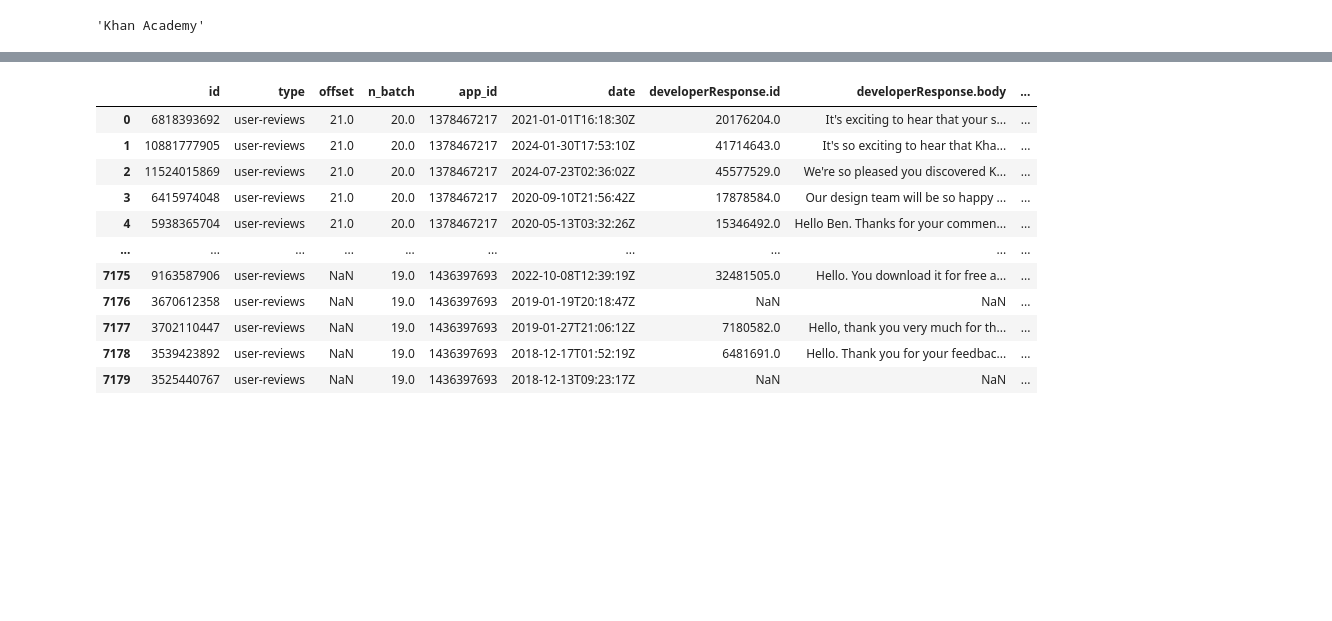
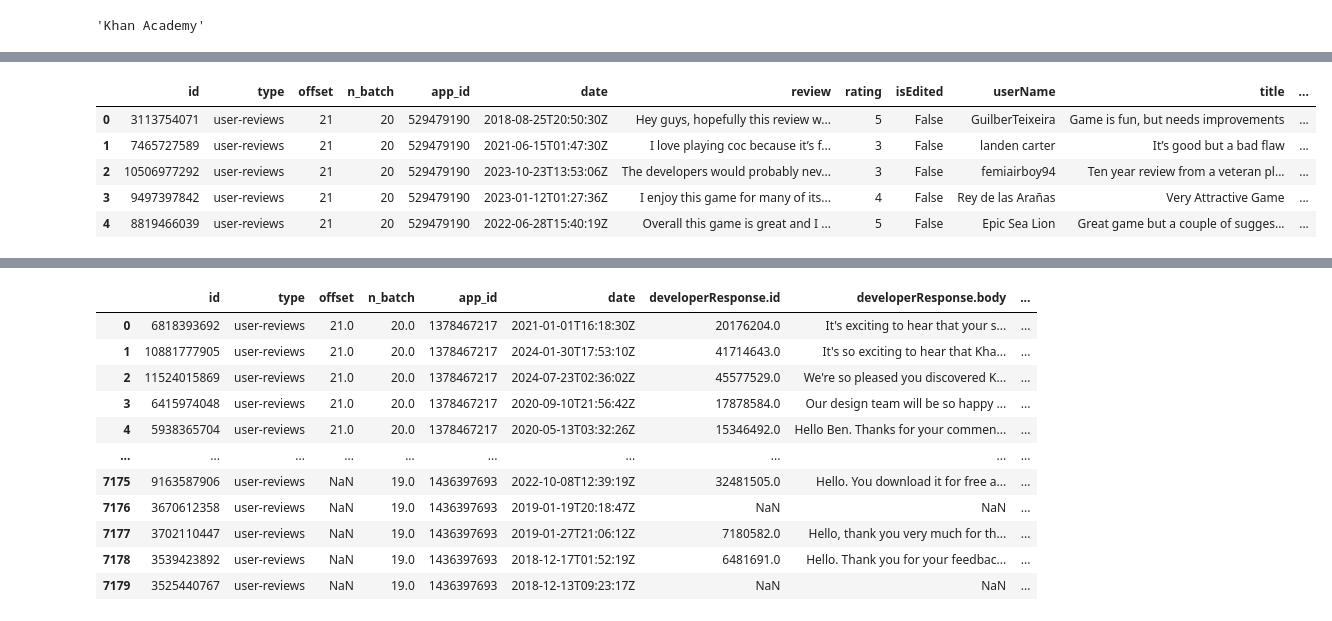
Before and after one commit to ryanjewik/MGSC_final, a Jupyter notebook: apple.ipynb, the cells around one changed output, grey strips where cells are left out. Drawn from its saved outputs; the diff is of its cells as text; code cells hidden in the pictures; blank space fills up the shorter version.

```diff
--- a/apple.ipynb
+++ b/apple.ipynb
@@ -16,7 +17,7 @@ True
 # %%
 import requests
 
-def search_app_store(query, country="us", limit=5):
+def search_app_store(query, country="us", limit=3):
     url = "https://itunes.apple.com/search"
     params = {
         "term": query,          # Search term
@@ -32,7 +33,7 @@ def search_app_store(query, country="us", limit=5):
         raise Exception(f"Error: {response.status_code}")
 
 # Example Usage
-results = search_app_store("Khan Academy Kids")
+results = search_app_store("Clash of Clans")
 for app in results["results"]:
     print(f"App Name: {app['trackName']}")
     print(f"Developer: {app['sellerName']}")
@@ -61,7 +59,7 @@ results['results'][1]['trackName']
 # %% [output]
 'Khan Academy'
 # %%
-def get_reviews(country, app_name, app_id, user_agents, num_reviews = 'all'):
+def get_reviews(country, app_name, app_id, user_agents, num_reviews = 500):
     """
     Retrieve num_reviews number of reviews for a given app
     """
@@ -114,11 +112,23 @@ def get_reviews(country, app_name, app_id, user_agents, num_reviews = 'all'):
             # Optional: Add a delay to be nice to the API
             time.sleep(1)
 
+        except requests.exceptions.HTTPError as http_err:
+            if response.status_code == 404:
+                print("404 Not Found. There are no more reviews.")
+                continue_fetching = False
+                break
+            else:
+                print(f"HTTP error occurred: {http_err}")
+                continue_fetching = False
+                break
+
         except Exception as e:
             print(f"Error occurred: {e}")
+            continue_fetching = False
             # Optional: break or continue based on error
             break
 
+
     return all_reviews
 # %%
 country = 'us'
@@ -129,0 +362,2 @@ user_agents = [
+# %%
+df = get_reviews(app_name = "Clash of Clans", num_reviews = 50, country = 'us', as_df =True)
@@ -130,3 +374,14 @@ user_agents = [
+# %%
+df = pd.DataFrame(df)
+# %%
+df.head()
+# %% [output]
+|  | id | type | offset | n_batch | app_id | date | review | rating | isEdited | userName | title | ... |
+| 0 | 3113754071 | user-reviews | 21 | 20 | 529479190 | 2018-08-25T20:50:30Z | Hey guys, hopefully this review w... | 5 | False | GuilberTeixeira | Game is fun, but needs improvements | ... |
+| 1 | 7465727589 | user-reviews | 21 | 20 | 529479190 | 2021-06-15T01:47:30Z | I love playing coc because it’s f... | 3 | False | landen carter | It’s good but a bad flaw | ... |
+| 2 | 10506977292 | user-reviews | 21 | 20 | 529479190 | 2023-10-23T13:53:06Z | The developers would probably nev... | 3 | False | femiairboy94 | Ten year review from a veteran pl... | ... |
+| 3 | 9497397842 | user-reviews | 21 | 20 | 529479190 | 2023-01-12T01:27:36Z | I enjoy this game for many of its... | 4 | False | Rey de las Arañas | Very Attractive Game | ... |
+| 4 | 8819466039 | user-reviews | 21 | 20 | 529479190 | 2022-06-28T15:40:19Z | Overall this game is great and I ... | 5 | False | Epic Sea Lion | Great game but a couple of sugges... | ... |
 # %%
 app_df = []
 for app in results["results"]:
```
Also changed, not shown: parts of 10 cells of this notebook, 3 other files.
